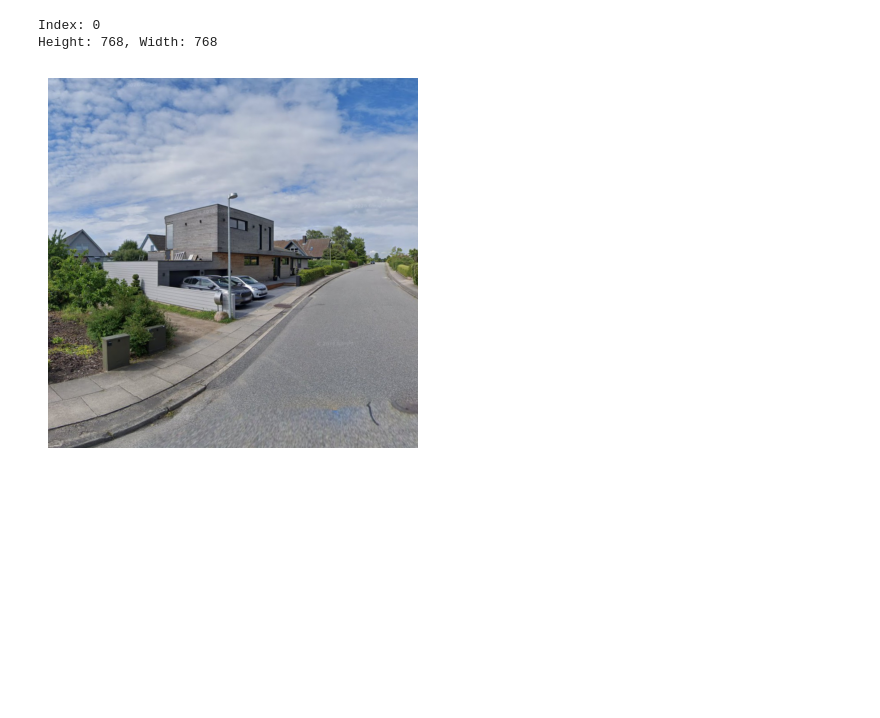
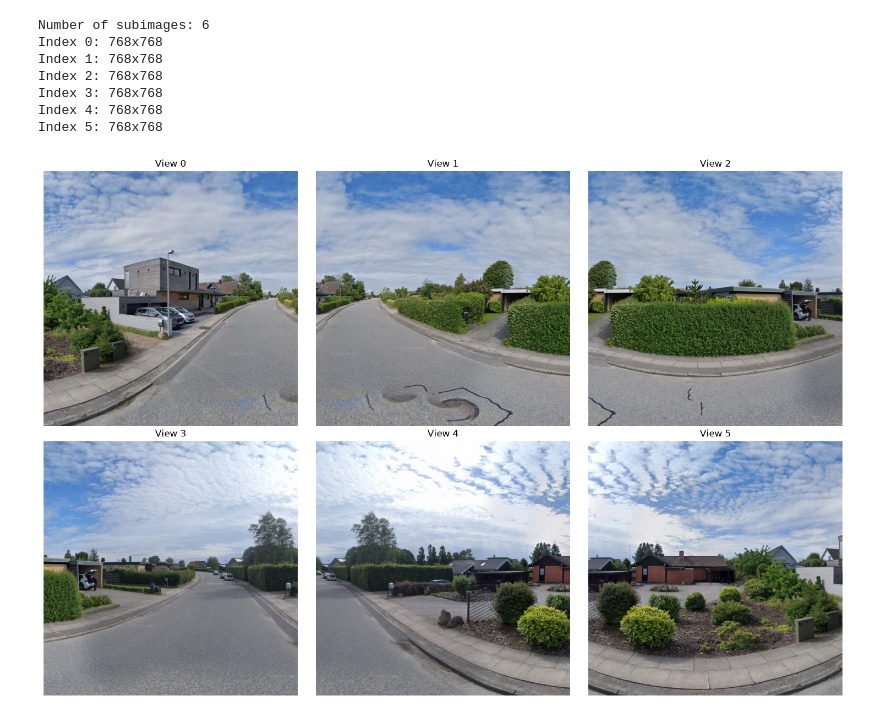
Before and after one commit to Daniel6702/DeepStreetSearch, a Jupyter notebook: preprocessing_test.ipynb, the cells around one changed output. Cells and saved outputs as stored; diff of their text form; code cells hidden in the pictures; blank space fills up the shorter version.

```diff
--- a/preprocessing_test.ipynb
+++ b/preprocessing_test.ipynb
@@ -23,15 +27,17 @@ dataset = PanoramaDataset(
         "image_type",
         "yaw",
         "pitch",
-        "fov"
+        "fov",
     ],
 )
 
-image, metadata = next(iter(dataset))
+panorama, metadata = next(iter(dataset))
 
 print(metadata)
+print("Panorama size:", panorama.size)
 
-plt.imshow(image)
+plt.figure(figsize=(14, 4))
+plt.imshow(panorama)
 plt.axis("off")
 plt.show()
 # %% [output]
@@ -40,18 +47,35 @@ plt.show()
 # %%
 ################################
 # Split Panorama into 6 subimages
 ################################
 
-subimages = split_panorama(image)
+subimages = split_panorama(panorama)
 
-print(f'Index: {subimages[0].subimage_index}')
-print(f'Height: {subimages[0].image.height}, Width: {subimages[0].image.width}')
+print("Number of subimages:", len(subimages))
 
-plt.imshow(subimages[0].image)
-plt.axis("off")
+for crop in subimages:
+    print(
+        f"Index {crop.subimage_index}: "
+        f"{crop.image.width}x{crop.image.height}"
+    )
+
+
+fig, axes = plt.subplots(2, 3, figsize=(15, 10))
+
+for ax, crop in zip(axes.flat, subimages):
+    ax.imshow(crop.image)
+    ax.set_title(f"View {crop.subimage_index}")
+    ax.axis("off")
+
+plt.tight_layout()
 plt.show()
 # %% [output]
-Index: 0
-Height: 768, Width: 768
+Number of subimages: 6
+Index 0: 768x768
+Index 1: 768x768
+Index 2: 768x768
+Index 3: 768x768
+Index 4: 768x768
+Index 5: 768x768
-[figure, old version]
+[figure, new version]
 # %%
```
Also changed, not shown: parts of 7 cells of this notebook.
